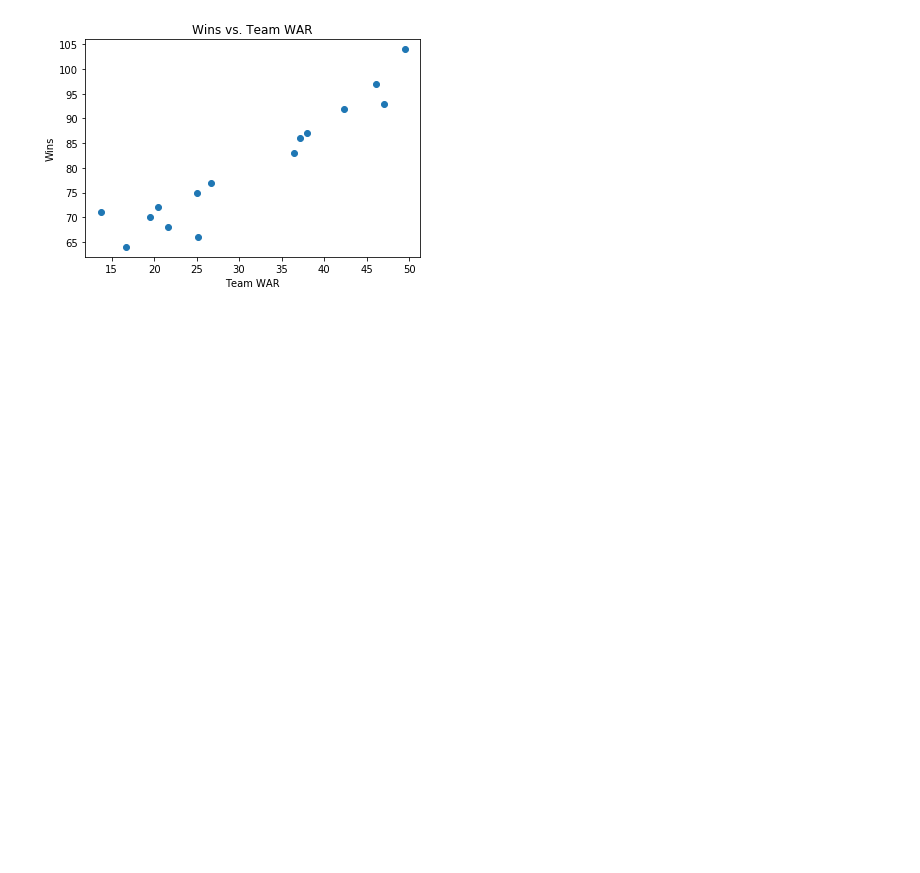
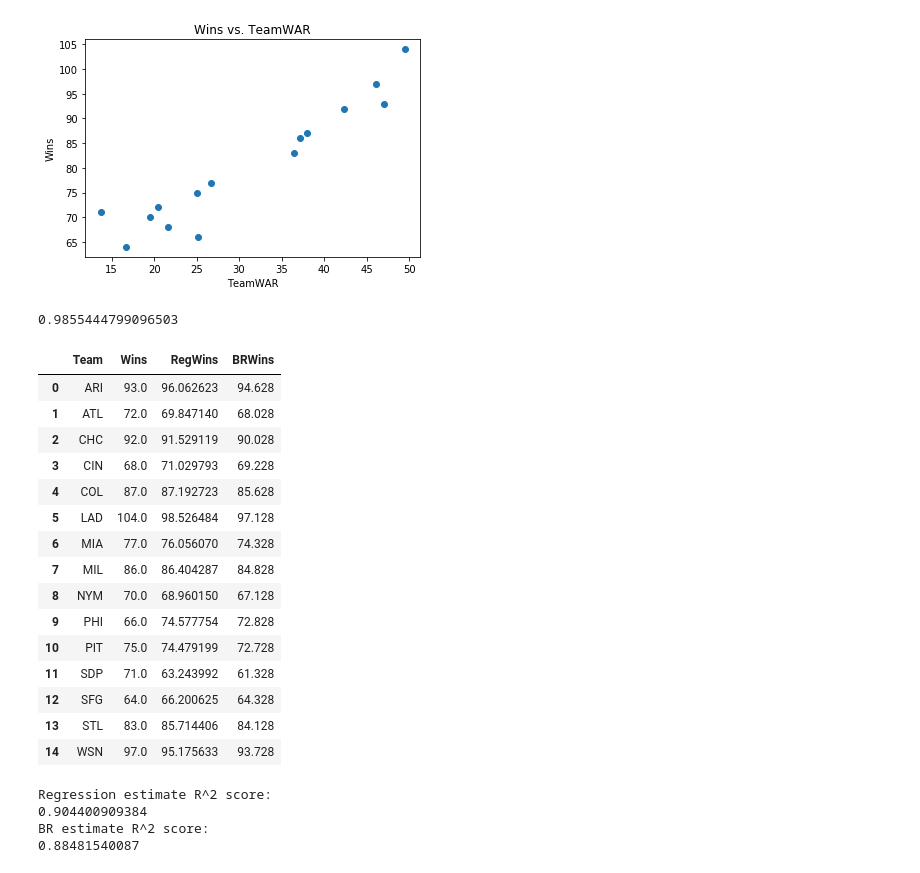
Before and after one commit to michaelbelfanti/team_war_analysis, a Jupyter notebook: initial_exploration.ipynb, the cells around one changed output. Saved outputs shown, nothing was run; the diff lists cells and outputs as text; code cells hidden in the pictures; blank space fills up the shorter version.

Commit message:
Add regression line and R^2 score for two different estimates.

```diff
--- a/initial_exploration.ipynb
+++ b/initial_exploration.ipynb
@@ -161,0 +163,55 @@ plt.show()
+# %%
+# Regression line
+X = nl_2017['TeamWAR'][:, np.newaxis]
+y = nl_2017['Wins']
+lm = linear_model.LinearRegression()
+lm.fit(X, y)
+coefficient = float(lm.coef_)
+intercept = float(lm.intercept_)
+# %% [output]
+0.9855444799096503
+# %%
+#Two different models for estimating wins
+
+def reg_wins(team_war):
+    return coefficient * team_war + intercept
+
+def br_wins(team_war):
+    return team_war + .294 * 162
+# %%
+# New df comparing wins and the two estimates
+
+teams = nl_2017['Team']
+wins = nl_2017['Wins']
+reg_wins_est = [reg_wins(team_war) for team_war in nl_2017['TeamWAR']]
+br_wins_est = [br_wins(team_war) for team_war in nl_2017['TeamWAR']]
+win_estimates = pd.DataFrame(list(zip(teams, wins, reg_wins_est, br_wins_est)), columns = ['Team', 'Wins', 'RegWins', 'BRWins'])
+win_estimates
+# %% [output]
+|  | Team | Wins | RegWins | BRWins |
+| 0 | ARI | 93.0 | 96.062623 | 94.628 |
+| 1 | ATL | 72.0 | 69.847140 | 68.028 |
+| 2 | CHC | 92.0 | 91.529119 | 90.028 |
+| 3 | CIN | 68.0 | 71.029793 | 69.228 |
+| 4 | COL | 87.0 | 87.192723 | 85.628 |
+| 5 | LAD | 104.0 | 98.526484 | 97.128 |
+| 6 | MIA | 77.0 | 76.056070 | 74.328 |
+| 7 | MIL | 86.0 | 86.404287 | 84.828 |
+| 8 | NYM | 70.0 | 68.960150 | 67.128 |
+| 9 | PHI | 66.0 | 74.577754 | 72.828 |
+| 10 | PIT | 75.0 | 74.479199 | 72.728 |
+| 11 | SDP | 71.0 | 63.243992 | 61.328 |
+| 12 | SFG | 64.0 | 66.200625 | 64.328 |
+| 13 | STL | 83.0 | 85.714406 | 84.128 |
+| 14 | WSN | 97.0 | 95.175633 | 93.728 |
+# %%
+# Compute R^2 for the two estimates
+print('Regression estimate R^2 score:')
+print(r2_score(wins, reg_wins_est))
+print('BR estimate R^2 score:')
+print(r2_score(wins, br_wins_est))
+# %% [output]
+Regression estimate R^2 score:
+0.904400909384
+BR estimate R^2 score:
+0.88481540087
```
Also changed, not shown: parts of 4 cells of this notebook.
